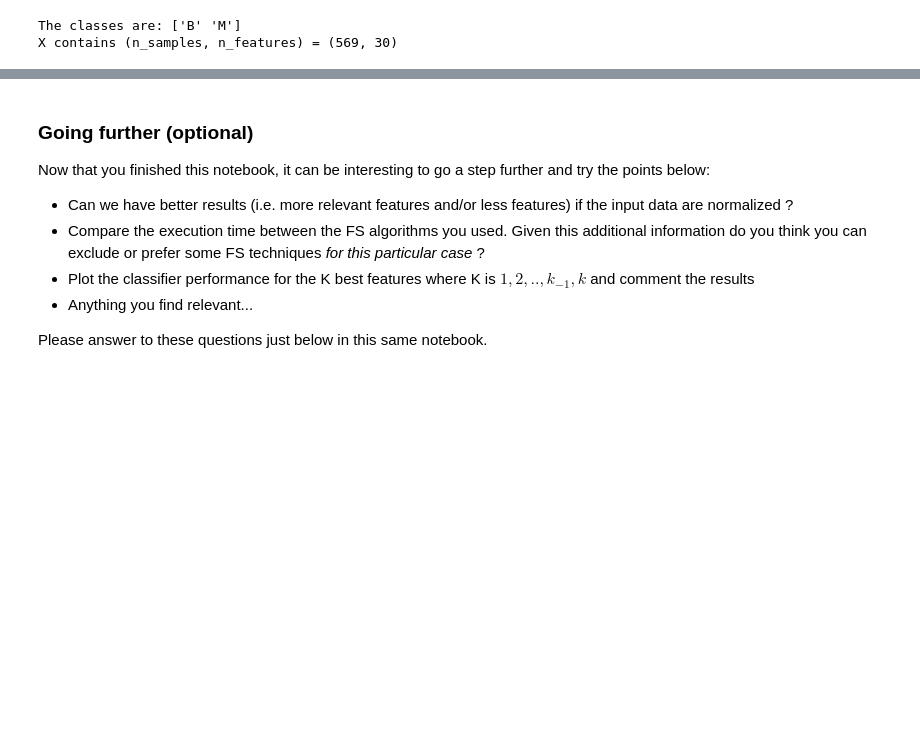
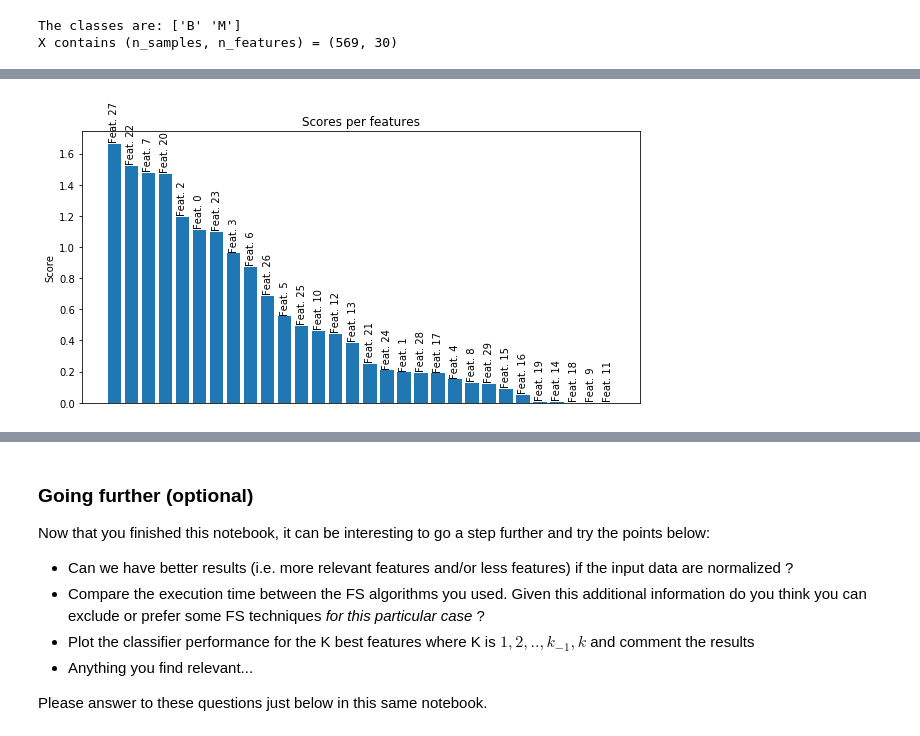
Before and after one commit to Penguinazor/mse.mldb.lab2, a Jupyter notebook: part_2/02-WDBC.ipynb, the cells around one changed output, grey strips where cells are left out. Saved outputs shown, nothing was run; the diff lists cells and outputs as text; code cells hidden in the pictures; blank space fills up the shorter version.

```diff
--- a/part_2/02-WDBC.ipynb
+++ b/part_2/02-WDBC.ipynb
@@ -83,0 +75,28 @@ Remember that to extract relevant features you can use filter, wrapper or embedd
+# %%
+from sklearn.ensemble import ExtraTreesClassifier
+clf = ExtraTreesClassifier(n_jobs=2, n_estimators=10)
+clf.fit(X_train, y_train)
+
+def plot_importances(importances, score):
+    fig, ax = plt.subplots(figsize=(10,5))
+
+    sorted_y = sorted(score, reverse=True)
+
+    labels = list(map(lambda x : 'Feat. {}'.format(x), importances))
+
+    ax.set_xlabel('Features')
+    ax.set_ylabel('Score')
+    ax.set_title('Scores per features')
+    ax.get_xaxis().set_visible(False)
+    rects = ax.patches
+
+    ax.bar(np.arange(0, len(importances)), sorted_y, 0.8)
+    ax.set_xticklabels(importances)
+
+    for rect, label in zip(rects, labels):
+        height = rect.get_height()
+        ax.text(rect.get_x() + rect.get_width() / 2, height+0.01, label,
+                ha='center', va='bottom', rotation = 90)
+
+def compare_importances(importances_1, importances_2):
+    print(importances_1==importances_2)
@@ -83,0 +112,9 @@ Remember that to extract relevant features you can use filter, wrapper or embedd
+# %%
+from skfeature.function.similarity_based import fisher_score
+
+score_fisher = fisher_score.fisher_score(X_train, y_train)
+idx_fisher = fisher_score.feature_ranking(score_fisher)
+
+plot_importances(idx_fisher, score_fisher)
+# %% [output]
+[figure, added]
```
Also changed, not shown: parts of 15 cells of this notebook, 1 other file.
